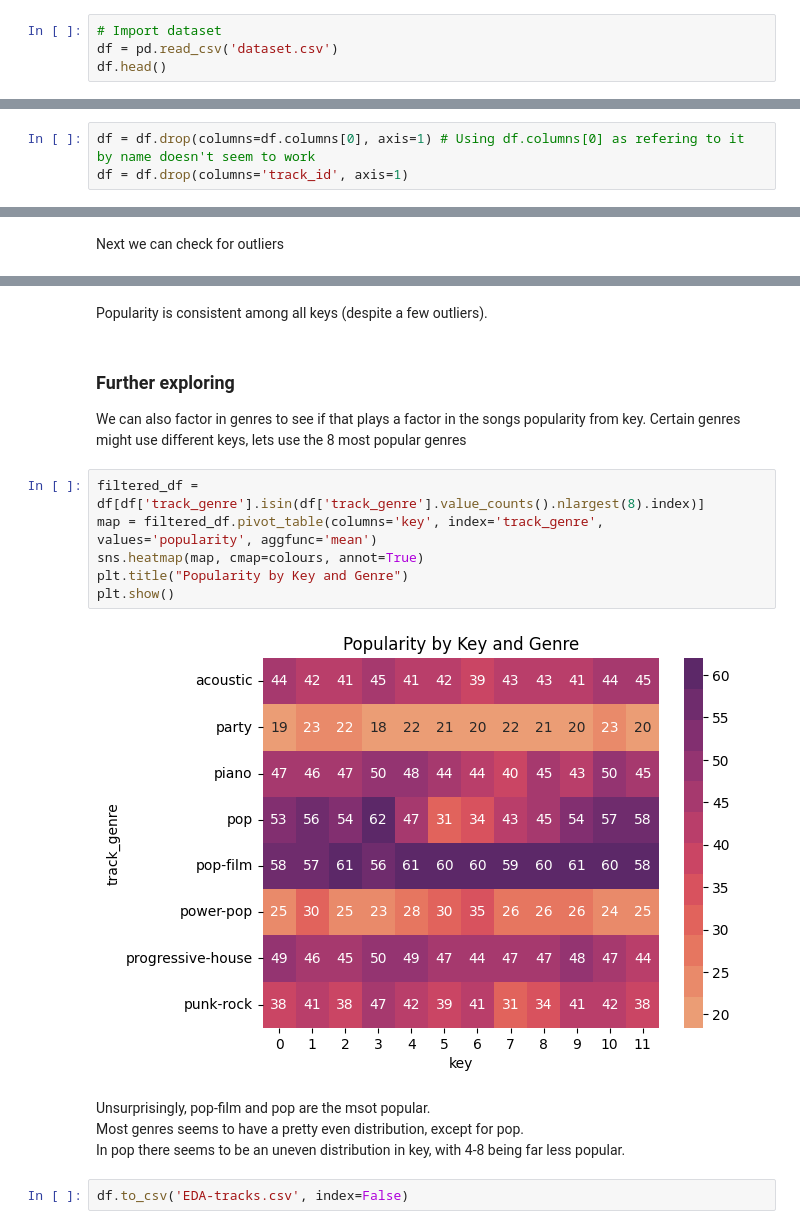
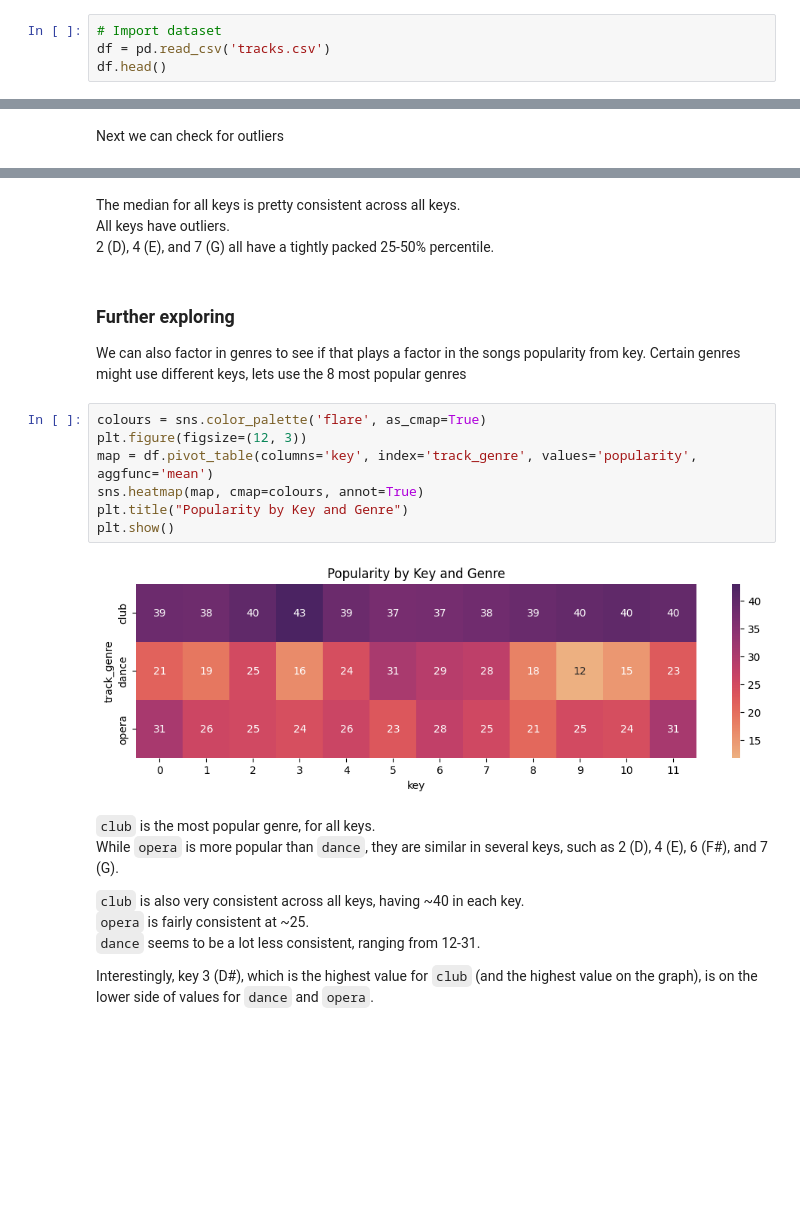
Before and after one commit to Bourkupine/cs4168-Project, a Jupyter notebook: EDA.ipynb, the cells around one changed output, grey strips where cells are left out. Cells and saved outputs as stored; diff of their text form; blank space fills up the shorter version.

```diff
--- a/EDA.ipynb
+++ b/EDA.ipynb
@@ -15,6 +15,6 @@ import matplotlib.pyplot as plt
 import seaborn as sns
 # %%
 # Import dataset
-df = pd.read_csv('dataset.csv')
+df = pd.read_csv('tracks.csv')
 df.head()
 # %% [output]
@@ -42,3 +35,0 @@ We can drop the following columns:
-# %%
-df = df.drop(columns=df.columns[0], axis=1) # Using df.columns[0] as refering to it by name doesn't seem to work
-df = df.drop(columns='track_id', axis=1)
@@ -132,19 +142,25 @@ plt.show()
-# %% [markdown]
-Popularity is consistent among all keys (despite a few outliers).
+# %% [markdown]
+The median for all keys is pretty consistent across all keys.
+All keys have outliers.
+2 (D), 4 (E), and 7 (G) all have a tightly packed 25-50% percentile.
 # %% [markdown]
 ### Further exploring
 We can also factor in genres to see if that plays a factor in the songs popularity from key. Certain genres might use different keys, lets use the 8 most popular genres
 # %%
-filtered_df = df[df['track_genre'].isin(df['track_genre'].value_counts().nlargest(8).index)]
-map = filtered_df.pivot_table(columns='key', index='track_genre', values='popularity', aggfunc='mean')
+colours = sns.color_palette('flare', as_cmap=True)
+plt.figure(figsize=(12, 3))
+map = df.pivot_table(columns='key', index='track_genre', values='popularity', aggfunc='mean')
 sns.heatmap(map, cmap=colours, annot=True)
 plt.title("Popularity by Key and Genre")
 plt.show()
 # %% [output]
-[figure, old version]
+[figure, new version]
-# %% [markdown]
-Unsurprisingly, pop-film and pop are the msot popular.
-Most genres seems to have a pretty even distribution, except for pop.
-In pop there seems to be an uneven distribution in key, with 4-8 being far less popular.
-# %%
-df.to_csv('EDA-tracks.csv', index=False)
+# %% [markdown]
+`club` is the most popular genre, for all keys.
+While `opera` is more popular than `dance`, they are similar in several keys, such as 2 (D), 4 (E), 6 (F#), and 7 (G).
+
+`club` is also very consistent across all keys, having ~40 in each key.
+`opera` is fairly consistent at ~25.
+`dance` seems to be a lot less consistent, ranging from 12-31.
+
+Interestingly, key 3 (D#), which is the highest value for `club` (and the highest value on the graph), is on the lower side of values for `dance` and `opera`.
```
Also changed, not shown: parts of 16 cells of this notebook.
